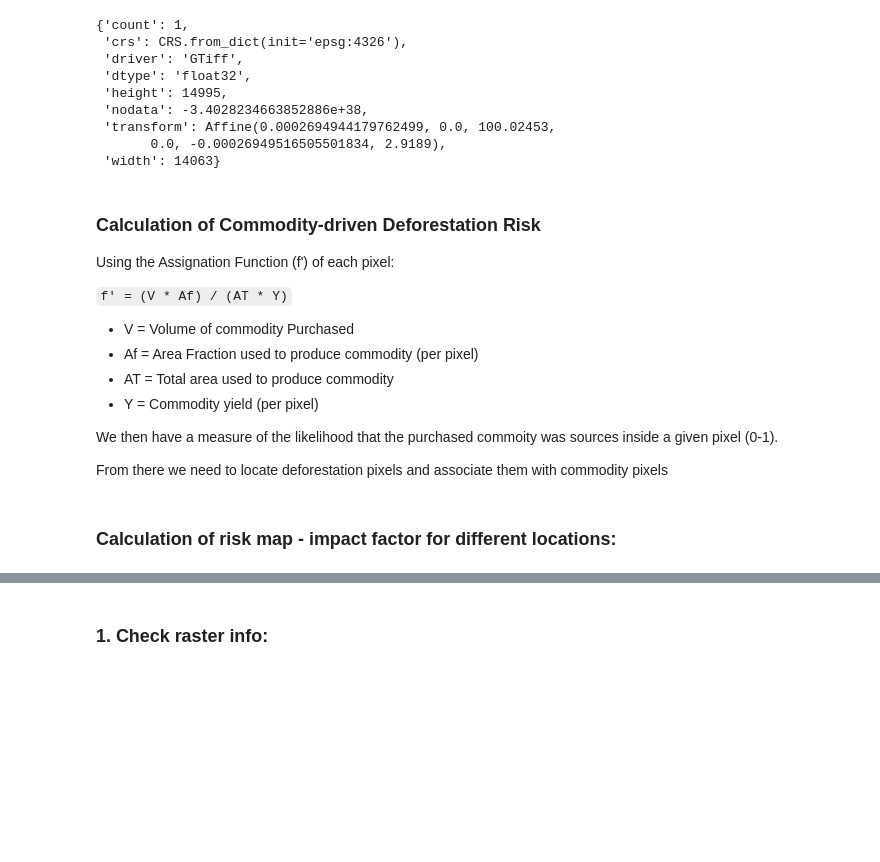
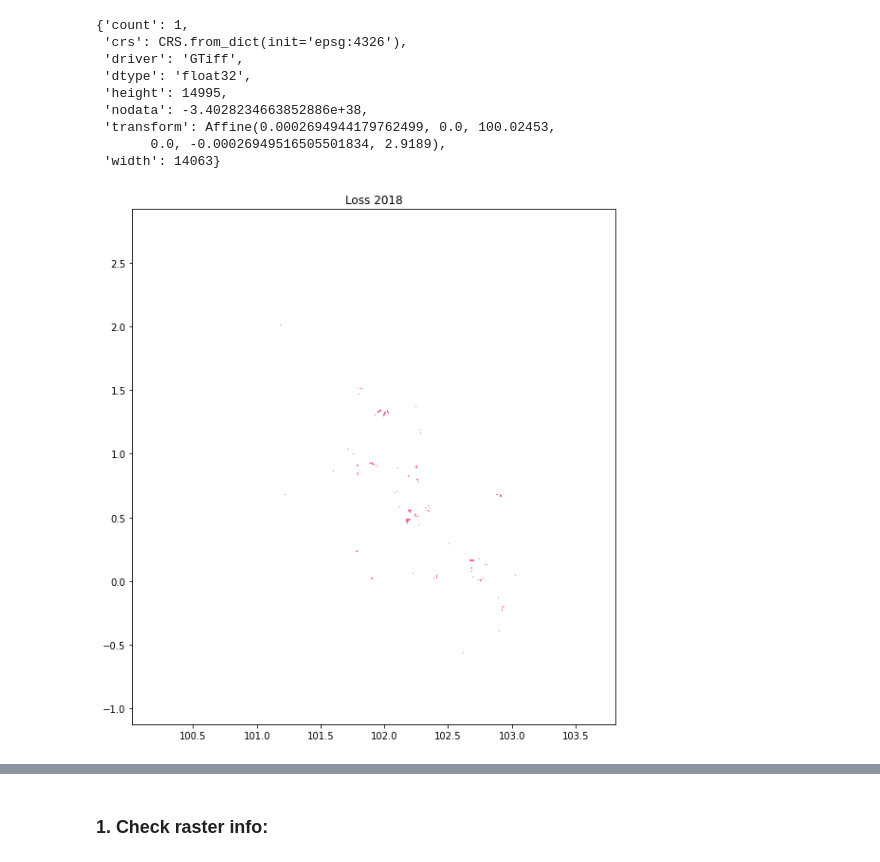
Before and after one commit to Vizzuality/landgriffon, a Jupyter notebook: data/notebooks/Lab/3_deforestation_risk.ipynb, the cells around one changed output, grey strips where cells are left out. Saved outputs shown, nothing was run; the diff lists cells and outputs as text; code cells hidden in the pictures; blank space fills up the shorter version.

Commit message:
Explore data

```diff
--- a/data/notebooks/Lab/3_deforestation_risk.ipynb
+++ b/data/notebooks/Lab/3_deforestation_risk.ipynb
@@ -221,13 +247,15 @@ loss2018_array = None
 # %%
 # open again
 
-custom_cmap = ListedColormap([ "#f69", "white"])
+custom_cmap = ListedColormap([ "white", "#f69"])
 
 with rio.open(output_path + 'sat_loss_2018.tif') as src:
     image_array = src.read(1)
     meta = src.meta
     profile = src.profile
 
     fig, ax = plt.subplots(figsize=[15,10])
-    rio.plot.show(data, vmin=0, vmax=1, cmap=custom_cmap, ax=ax, transform=src.transform)
+    rio.plot.show(image_array, vmin=0, vmax=1, cmap=custom_cmap, ax=ax, transform=src.transform)
     ax.set_title('Loss 2018')
+# %% [output]
+[figure, added]
@@ -237,17 +261,0 @@ data = None
-# %% [markdown]
-### Calculation of Commodity-driven Deforestation Risk
-
-Using the Assignation Function (f') of each pixel:
-
-`f' = (V * Af) / (AT * Y)`
-
-- V = Volume of commodity Purchased
-- Af = Area Fraction used to produce commodity (per pixel)
-- AT = Total area used to produce commodity
-- Y = Commodity yield (per pixel)
-
-We then have a measure of the likelihood that the purchased commoity was sources inside a given pixel (0-1).
-
-From there we need to locate deforestation pixels and associate them with commodity pixels
-# %% [markdown]
-### Calculation of risk map - impact factor for different locations:
```
Also changed, not shown: parts of 29 cells of this notebook.
